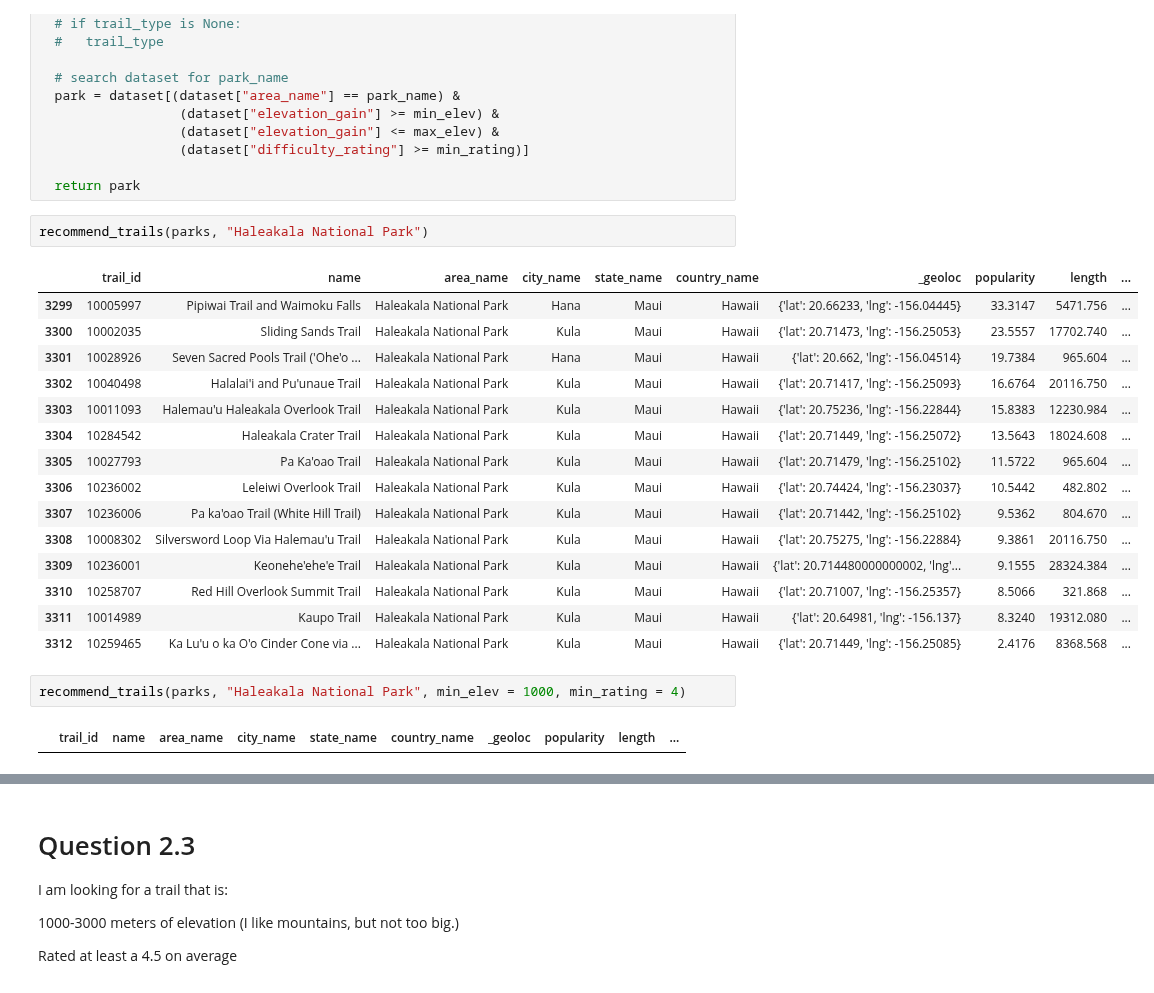
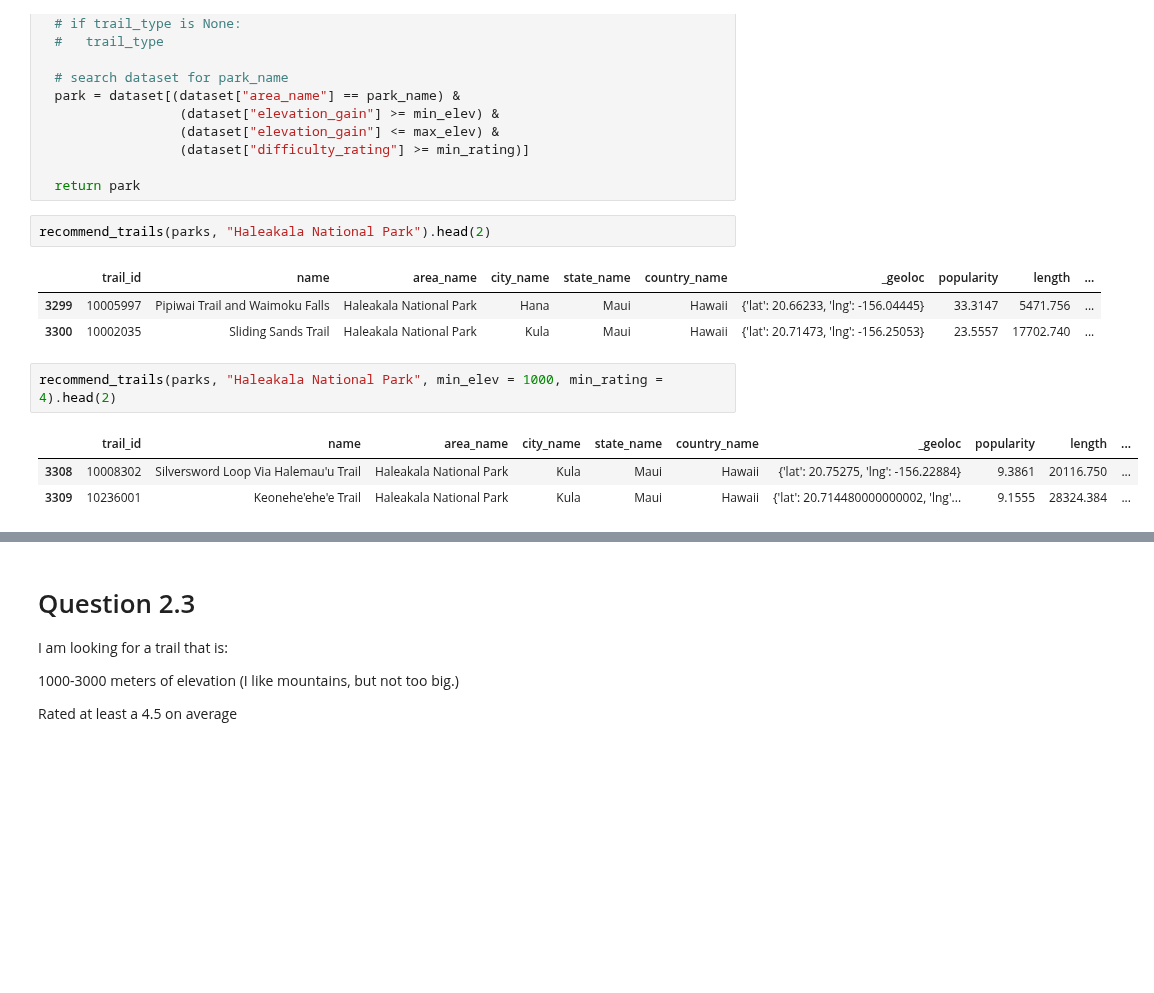
Before and after one commit to chloefeehan/GSB544, a Jupyter notebook: Practice/Midterm-Practice.ipynb, the cells around one changed output, grey strips where cells are left out. Saved outputs shown, nothing was run; the diff lists cells and outputs as text; blank space fills up the shorter version.

```diff
--- a/Practice/Midterm-Practice.ipynb
+++ b/Practice/Midterm-Practice.ipynb
@@ -181,26 +190,16 @@ def recommend_trails(dataset, park_name, min_elev = None, max_elev = None, min_r
 
   return park
 # %%
-recommend_trails(parks, "Haleakala National Park")
+recommend_trails(parks, "Haleakala National Park").head(2)
 # %% [output]
 |  | trail_id | name | area_name | city_name | state_name | country_name | _geoloc | popularity | length | ... |
 | 3299 | 10005997 | Pipiwai Trail and Waimoku Falls | Haleakala National Park | Hana | Maui | Hawaii | {'lat': 20.66233, 'lng': -156.04445} | 33.3147 | 5471.756 | ... |
 | 3300 | 10002035 | Sliding Sands Trail | Haleakala National Park | Kula | Maui | Hawaii | {'lat': 20.71473, 'lng': -156.25053} | 23.5557 | 17702.740 | ... |
-| 3301 | 10028926 | Seven Sacred Pools Trail ('Ohe'o ... | Haleakala National Park | Hana | Maui | Hawaii | {'lat': 20.662, 'lng': -156.04514} | 19.7384 | 965.604 | ... |
-| 3302 | 10040498 | Halalai'i and Pu'unaue Trail | Haleakala National Park | Kula | Maui | Hawaii | {'lat': 20.71417, 'lng': -156.25093} | 16.6764 | 20116.750 | ... |
-| 3303 | 10011093 | Halemau'u Haleakala Overlook Trail | Haleakala National Park | Kula | Maui | Hawaii | {'lat': 20.75236, 'lng': -156.22844} | 15.8383 | 12230.984 | ... |
-| 3304 | 10284542 | Haleakala Crater Trail | Haleakala National Park | Kula | Maui | Hawaii | {'lat': 20.71449, 'lng': -156.25072} | 13.5643 | 18024.608 | ... |
-| 3305 | 10027793 | Pa Ka'oao Trail | Haleakala National Park | Kula | Maui | Hawaii | {'lat': 20.71479, 'lng': -156.25102} | 11.5722 | 965.604 | ... |
-| 3306 | 10236002 | Leleiwi Overlook Trail | Haleakala National Park | Kula | Maui | Hawaii | {'lat': 20.74424, 'lng': -156.23037} | 10.5442 | 482.802 | ... |
-| 3307 | 10236006 | Pa ka'oao Trail (White Hill Trail) | Haleakala National Park | Kula | Maui | Hawaii | {'lat': 20.71442, 'lng': -156.25102} | 9.5362 | 804.670 | ... |
-| 3308 | 10008302 | Silversword Loop Via Halemau'u Trail | Haleakala National Park | Kula | Maui | Hawaii | {'lat': 20.75275, 'lng': -156.22884} | 9.3861 | 20116.750 | ... |
-| 3309 | 10236001 | Keonehe'ehe'e Trail | Haleakala National Park | Kula | Maui | Hawaii | {'lat': 20.714480000000002, 'lng'... | 9.1555 | 28324.384 | ... |
-| 3310 | 10258707 | Red Hill Overlook Summit Trail | Haleakala National Park | Kula | Maui | Hawaii | {'lat': 20.71007, 'lng': -156.25357} | 8.5066 | 321.868 | ... |
-| 3311 | 10014989 | Kaupo Trail | Haleakala National Park | Kula | Maui | Hawaii | {'lat': 20.64981, 'lng': -156.137} | 8.3240 | 19312.080 | ... |
-| 3312 | 10259465 | Ka Lu'u o ka O'o Cinder Cone via ... | Haleakala National Park | Kula | Maui | Hawaii | {'lat': 20.71449, 'lng': -156.25085} | 2.4176 | 8368.568 | ... |
 # %%
-recommend_trails(parks, "Haleakala National Park", min_elev = 1000, min_rating = 4)
+recommend_trails(parks, "Haleakala National Park", min_elev = 1000, min_rating = 4).head(2)
 # %% [output]
 |  | trail_id | name | area_name | city_name | state_name | country_name | _geoloc | popularity | length | ... |
+| 3308 | 10008302 | Silversword Loop Via Halemau'u Trail | Haleakala National Park | Kula | Maui | Hawaii | {'lat': 20.75275, 'lng': -156.22884} | 9.3861 | 20116.750 | ... |
+| 3309 | 10236001 | Keonehe'ehe'e Trail | Haleakala National Park | Kula | Maui | Hawaii | {'lat': 20.714480000000002, 'lng'... | 9.1555 | 28324.384 | ... |
 # %%
 #parks[parks["difficulty_rating"] > 2][["difficulty_rating"]].mean()
```
Also changed, not shown: parts of 6 cells of this notebook, 21 other files.
